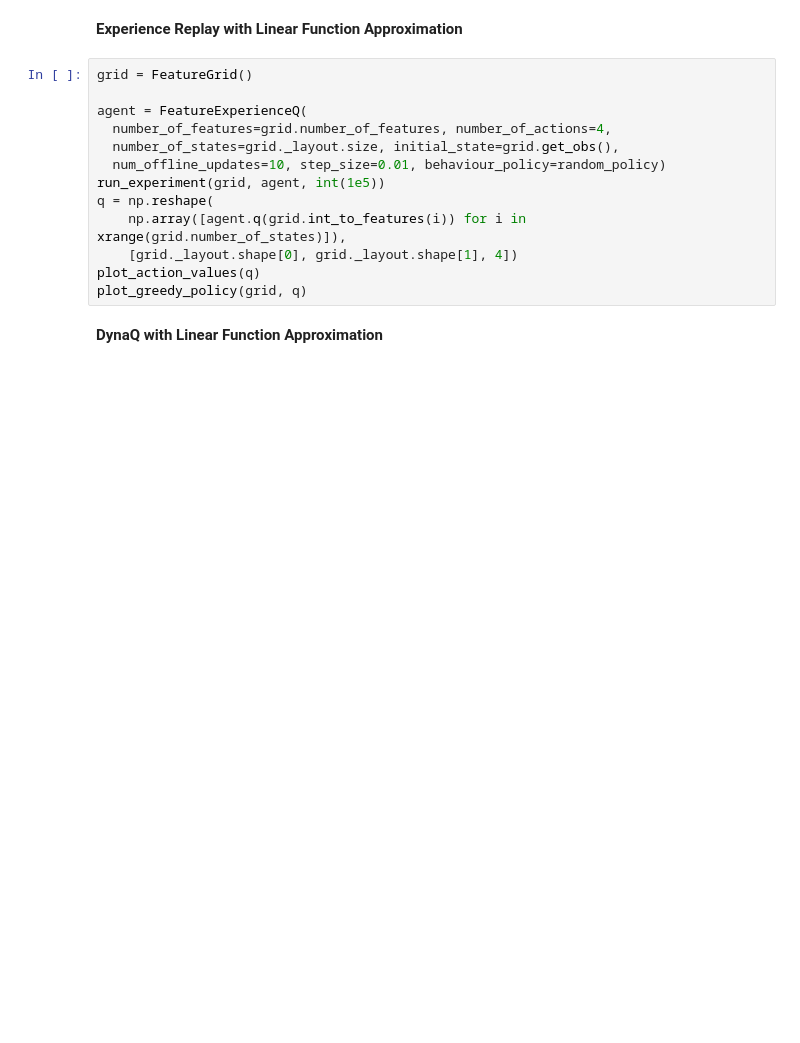
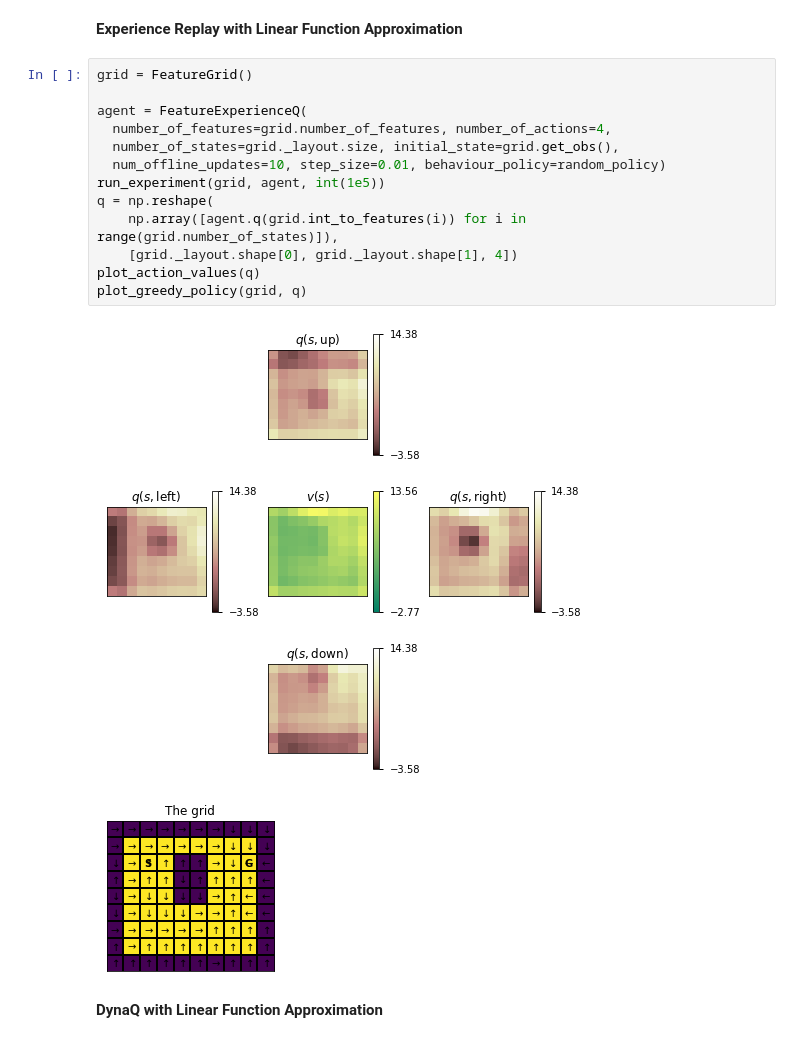
Before and after one commit to francescomontagna/DeepMind-UCL-RL2018-Assignments, a Jupyter notebook: lecture assignments/RL_cw3_questions.ipynb, the cells around one changed output. Cells and saved outputs as stored; diff of their text form; blank space fills up the shorter version.

```diff
--- a/lecture assignments/RL_cw3_questions.ipynb
+++ b/lecture assignments/RL_cw3_questions.ipynb
@@ -785,16 +837,19 @@ plot_greedy_policy(grid, q)
 # %%
 grid = FeatureGrid()
 
 agent = FeatureExperienceQ(
   number_of_features=grid.number_of_features, number_of_actions=4,
   number_of_states=grid._layout.size, initial_state=grid.get_obs(),
   num_offline_updates=10, step_size=0.01, behaviour_policy=random_policy)
 run_experiment(grid, agent, int(1e5))
 q = np.reshape(
-    np.array([agent.q(grid.int_to_features(i)) for i in xrange(grid.number_of_states)]),
+    np.array([agent.q(grid.int_to_features(i)) for i in range(grid.number_of_states)]),
     [grid._layout.shape[0], grid._layout.shape[1], 4])
 plot_action_values(q)
 plot_greedy_policy(grid, q)
+# %% [output]
+[figure, added]
+[figure, added]
 # %% [markdown]
 **DynaQ with Linear Function Approximation**
 # %%
```
Also changed, not shown: parts of 25 cells of this notebook.
